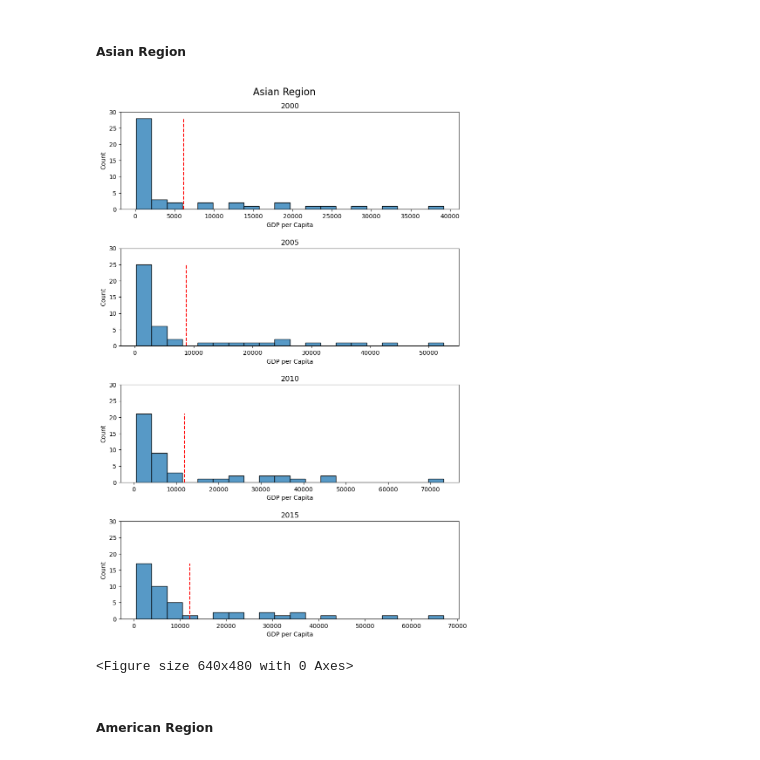
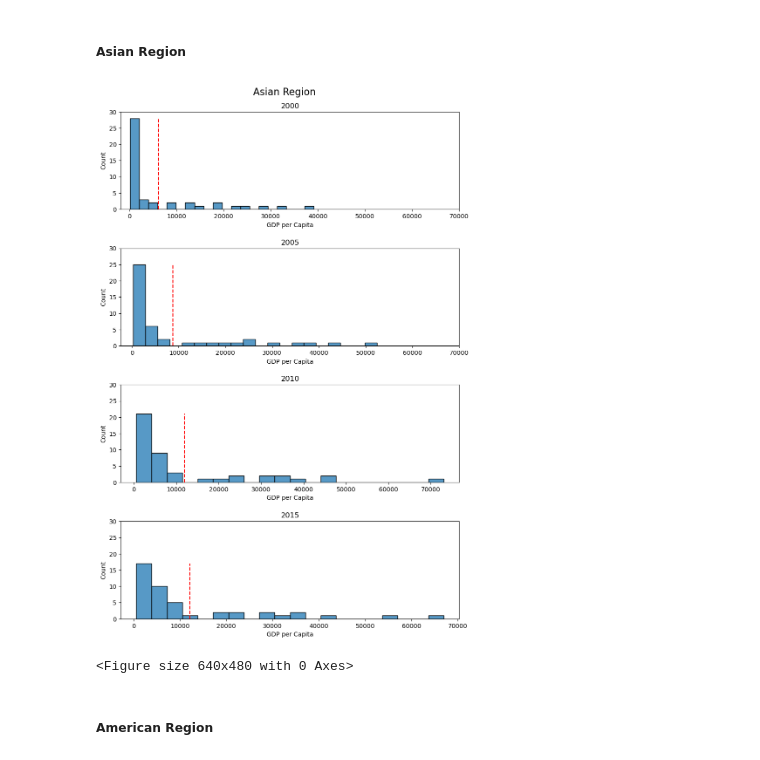
Before and after one commit to WVDevCode/Life_Expectancy_and_GDP, a Jupyter notebook: Notebooks/descriptive_analysis.ipynb, the cells around one changed output. Saved outputs shown, nothing was run; the diff lists cells and outputs as text; code cells hidden in the pictures.

```diff
--- a/Notebooks/descriptive_analysis.ipynb
+++ b/Notebooks/descriptive_analysis.ipynb
@@ -1058,37 +1080,41 @@ ax[0].set_title('2000')
 ax[0].vlines(descriptive_stats_gdp_asia['mean'][descriptive_stats_gdp_asia['year'] == 2000], 0, 28, colors='red', linestyles='--')
 ax[0].set_xlabel('GDP per Capita')
 ax[0].set_xlim()
+ax[0].set_xticks(range(0, 70001, 10000))
 ax[0].set_ylim(0, 30)
 #ax[0].set_yticks(range(0, 8, 1))
 
 sns.histplot(asian_region['gdp_per_capita'][asian_region['year'] == 2005], bins=20, ax=ax[1])
 ax[1].vlines(descriptive_stats_gdp_asia['mean'][descriptive_stats_gdp_asia['year'] == 2005], 0, 25, colors='red', linestyles='--')
 ax[1].set_title('2005')
 ax[1].set_xlabel('GDP per Capita')
 ax[1].set_xlim()
+ax[1].set_xticks(range(0, 70001, 10000))
 ax[1].set_ylim(0, 30)
 #ax[1].set_yticks(range(0, 8, 1))
 
 sns.histplot(asian_region['gdp_per_capita'][asian_region['year'] == 2010], bins=20, ax=ax[2])
 ax[2].vlines(descriptive_stats_gdp_asia['mean'][descriptive_stats_gdp_asia['year'] == 2010], 0, 21, colors='red', linestyles='--')
 ax[2].set_title('2010')
 ax[2].set_xlabel('GDP per Capita')
 ax[2].set_xlim()
+ax[2].set_xticks(range(0, 70001, 10000))
 ax[2].set_ylim(0, 30)
 #ax[2].set_yticks(range(0, 8, 1))
 
 sns.histplot(asian_region['gdp_per_capita'][asian_region['year'] == 2015], bins=20, ax=ax[3])
 ax[3].vlines(descriptive_stats_gdp_asia['mean'][descriptive_stats_gdp_asia['year'] == 2015], 0, 17, colors='red', linestyles='--')
 ax[3].set_title('2015')
 ax[3].set_xlabel('GDP per Capita')
 ax[3].set_xlim()
+ax[3].set_xticks(range(0, 70001, 10000))
 ax[3].set_ylim(0, 30)
 #ax[3].set_yticks(range(0, 8, 1))
 
 plt.show()
 plt.clf()
 # %% [output]
-[figure, old version]
+[figure, new version]
 <Figure size 640x480 with 0 Axes>
 # %% [markdown]
 ##### American Region
```
Also changed, not shown: parts of 14 cells of this notebook, 19 other files.
